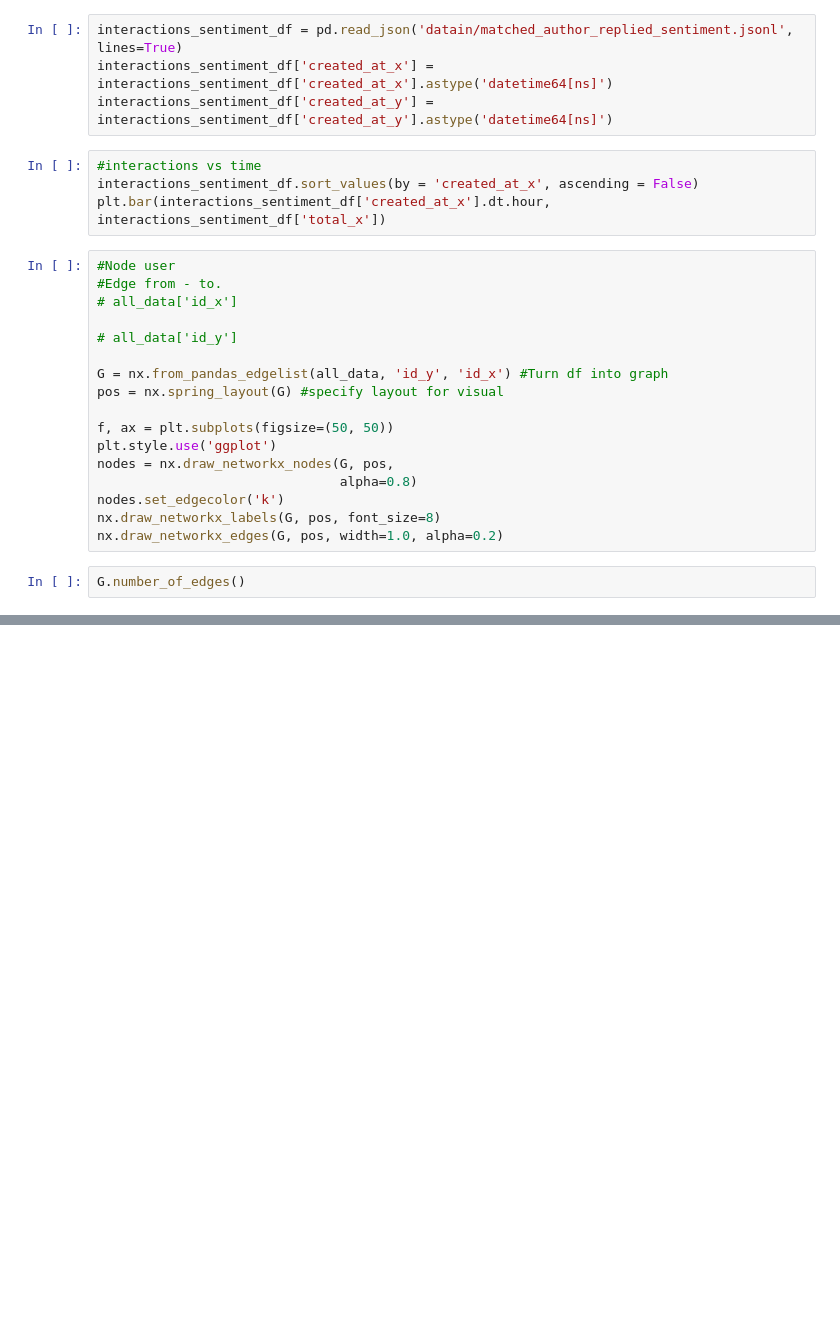
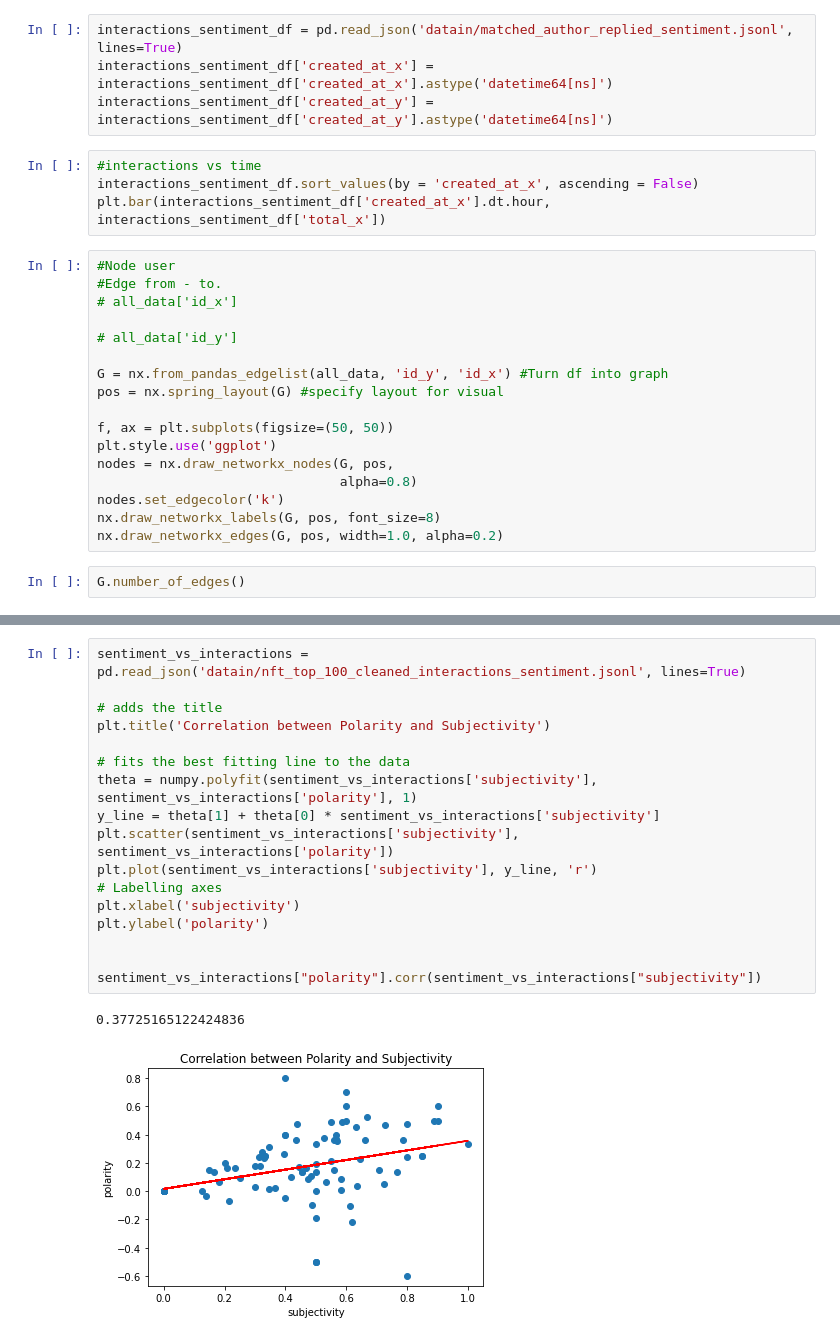
Before and after one commit to Htgotcode/Viral-NFT-Research, a Jupyter notebook: nft.ipynb, the cells around one changed output, grey strips where cells are left out. Drawn from its saved outputs; the diff is of its cells as text; blank space fills up the shorter version.

```diff
--- a/nft.ipynb
+++ b/nft.ipynb
@@ -334,0 +309,20 @@ df_expected
+# %%
+sentiment_vs_interactions = pd.read_json('datain/nft_top_100_cleaned_interactions_sentiment.jsonl', lines=True)
+
+# adds the title
+plt.title('Correlation between Polarity and Subjectivity')
+
+# fits the best fitting line to the data
+theta = numpy.polyfit(sentiment_vs_interactions['subjectivity'], sentiment_vs_interactions['polarity'], 1)
+y_line = theta[1] + theta[0] * sentiment_vs_interactions['subjectivity']
+plt.scatter(sentiment_vs_interactions['subjectivity'], sentiment_vs_interactions['polarity'])
+plt.plot(sentiment_vs_interactions['subjectivity'], y_line, 'r')
+# Labelling axes
+plt.xlabel('subjectivity')
+plt.ylabel('polarity')
+
+
+sentiment_vs_interactions["polarity"].corr(sentiment_vs_interactions["subjectivity"])
+# %% [output]
+0.37725165122424836
+[figure, added]
```
Also changed, not shown: parts of 9 cells of this notebook.
